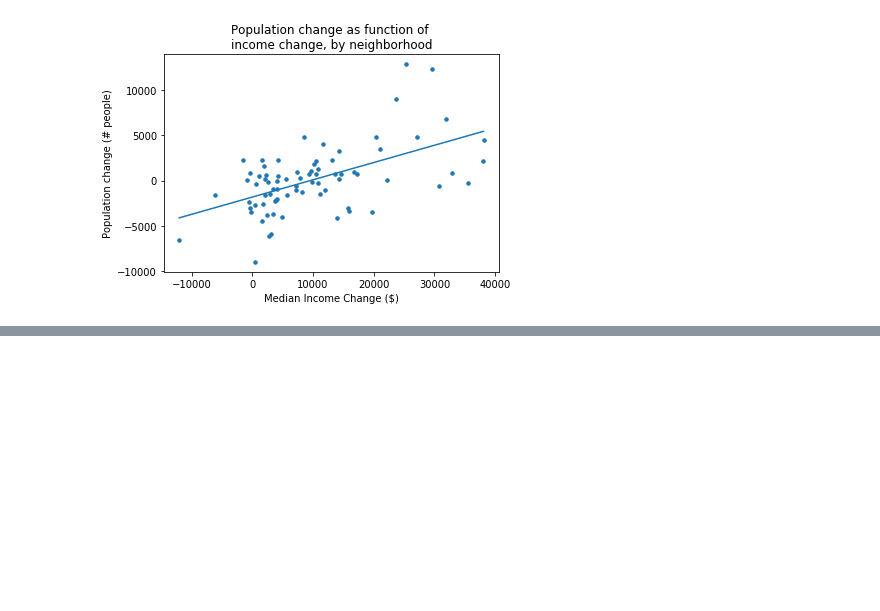
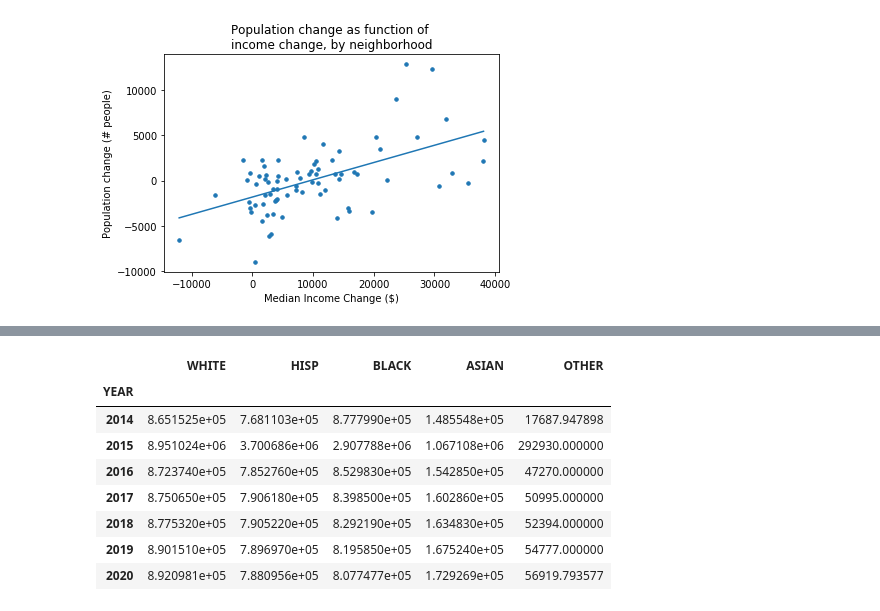
Before and after one commit to lcwatkins/chicago-population-project, a Jupyter notebook: notebooks/clean-data.ipynb, the cells around one changed output, grey strips where cells are left out. Saved outputs shown, nothing was run; the diff lists cells and outputs as text; code cells hidden in the pictures; blank space fills up the shorter version.

```diff
--- a/notebooks/clean-data.ipynb
+++ b/notebooks/clean-data.ipynb
@@ -111,0 +142,12 @@ Text(0.5, 1.0, 'Population change as function of \nincome change, by neighborhoo
+# %%
+df_race_by_year #- df_race_by_year.shift(1)
+# %% [output]
+|  | WHITE | HISP | BLACK | ASIAN | OTHER |
+| YEAR |  |  |  |  |  |
+| 2014 | 8.651525e+05 | 7.681103e+05 | 8.777990e+05 | 1.485548e+05 | 17687.947898 |
+| 2015 | 8.951024e+06 | 3.700686e+06 | 2.907788e+06 | 1.067108e+06 | 292930.000000 |
+| 2016 | 8.723740e+05 | 7.852760e+05 | 8.529830e+05 | 1.542850e+05 | 47270.000000 |
+| 2017 | 8.750650e+05 | 7.906180e+05 | 8.398500e+05 | 1.602860e+05 | 50995.000000 |
+| 2018 | 8.775320e+05 | 7.905220e+05 | 8.292190e+05 | 1.634830e+05 | 52394.000000 |
+| 2019 | 8.901510e+05 | 7.896970e+05 | 8.195850e+05 | 1.675240e+05 | 54777.000000 |
+| 2020 | 8.920981e+05 | 7.880956e+05 | 8.077477e+05 | 1.729269e+05 | 56919.793577 |
```
Also changed, not shown: parts of 6 cells of this notebook, 3 other files.
